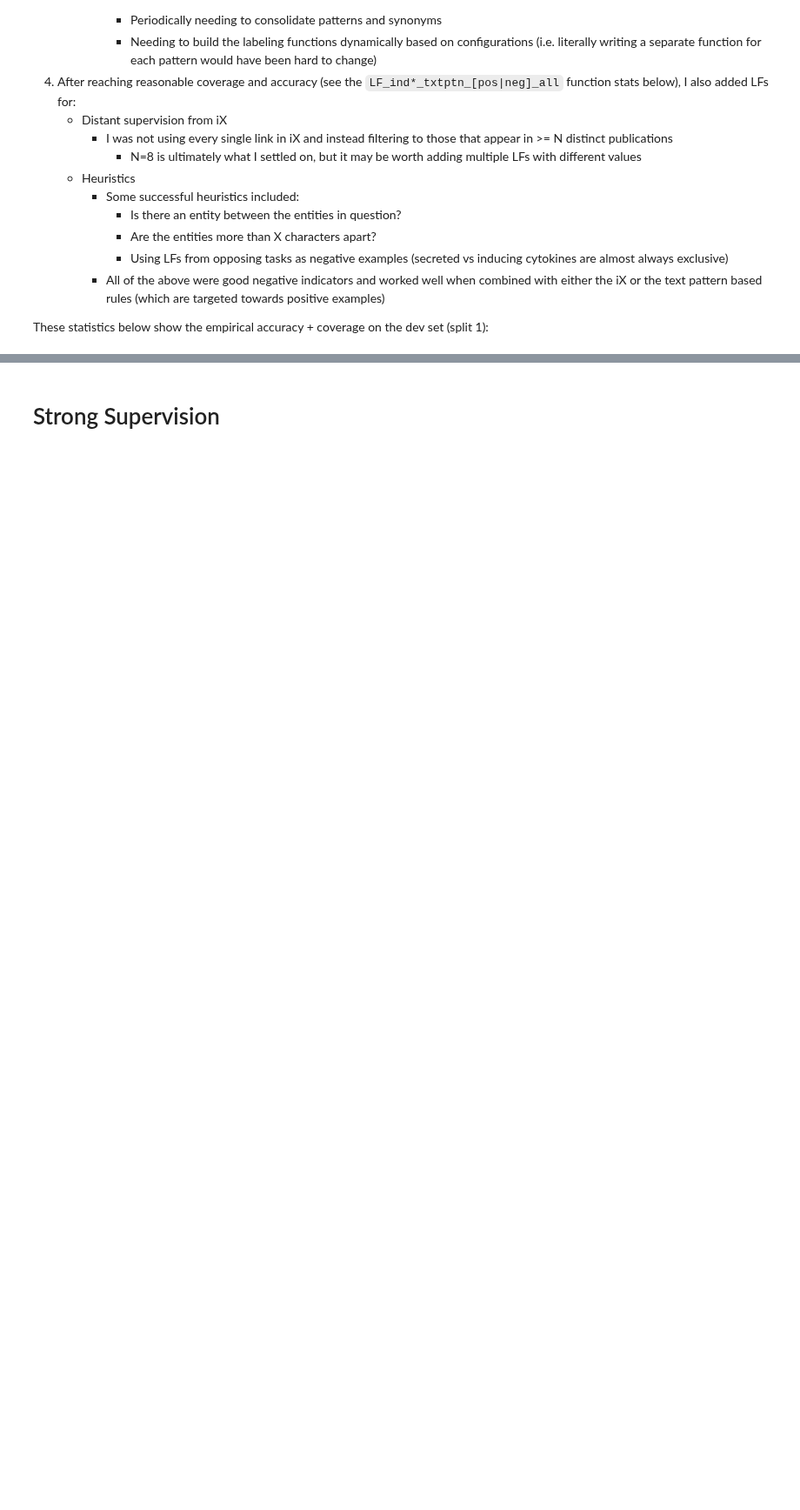
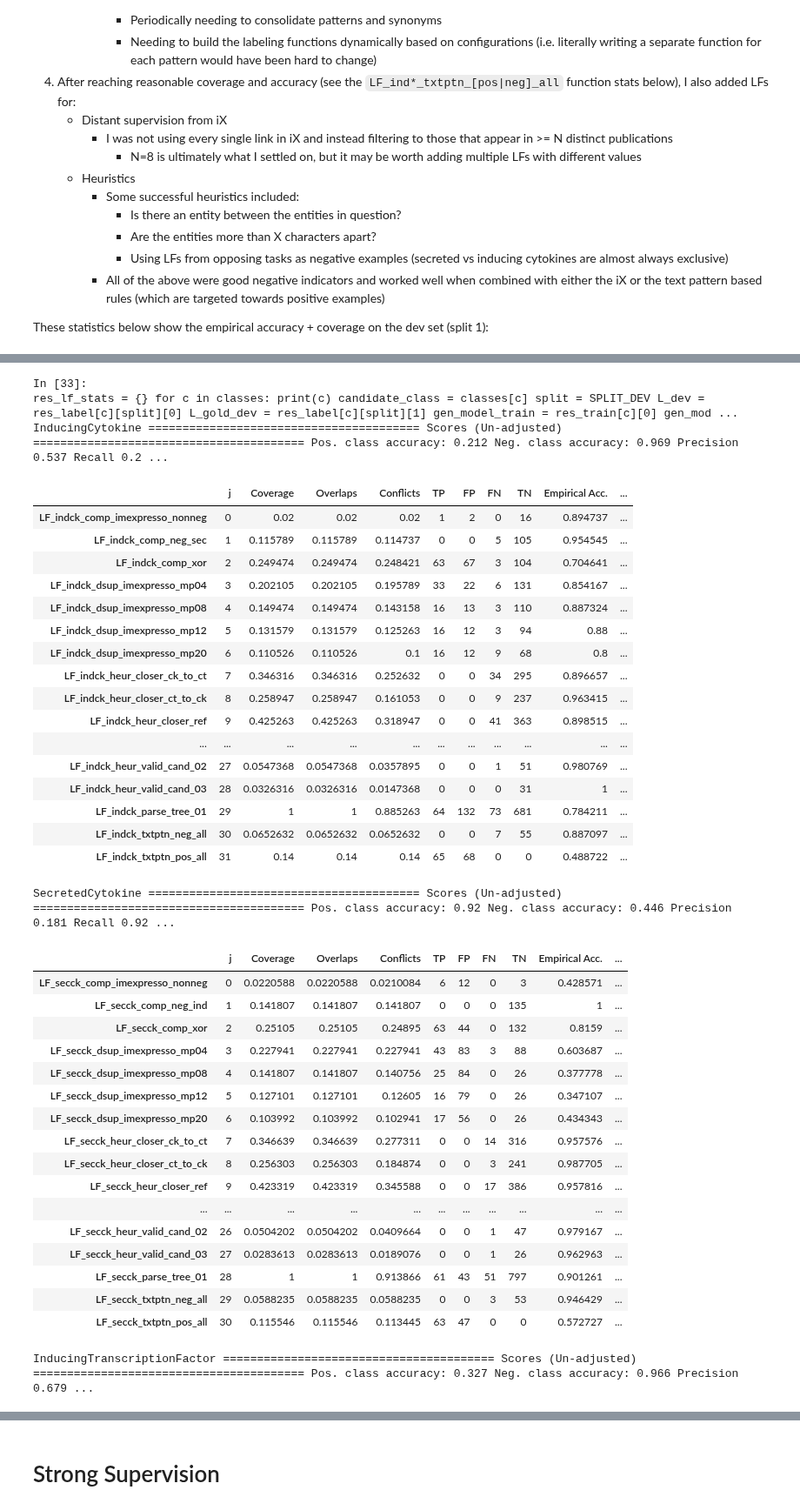
Before and after one commit to hammerlab/t-cell-relation-extraction, a Jupyter notebook: results/summary.ipynb, the cells around one changed output, grey strips where cells are left out. Shown at 87% size. Drawn from its saved outputs; the diff is of its cells as text; code cells hidden in the pictures; blank space fills up the shorter version.

```diff
--- a/results/summary.ipynb
+++ b/results/summary.ipynb
@@ -454,0 +522,42 @@ Stats InducingTranscriptionFactor (split 1):
+# %%
+show_cell(NB_TRAIN_MARGINALS, 'gmstats')
+# %% [output]
+In [33]:
+res_lf_stats = {} for c in classes: print(c) candidate_class = classes[c] split = SPLIT_DEV L_dev = res_label[c][split][0] L_gold_dev = res_label[c][split][1] gen_model_train = res_train[c][0] gen_mod ...
+InducingCytokine ======================================== Scores (Un-adjusted) ======================================== Pos. class accuracy: 0.212 Neg. class accuracy: 0.969 Precision 0.537 Recall 0.2 ...
+|  | j | Coverage | Overlaps | Conflicts | TP | FP | FN | TN | Empirical Acc. | ... |
+| LF_indck_comp_imexpresso_nonneg | 0 | 0.02 | 0.02 | 0.02 | 1 | 2 | 0 | 16 | 0.894737 | ... |
+| LF_indck_comp_neg_sec | 1 | 0.115789 | 0.115789 | 0.114737 | 0 | 0 | 5 | 105 | 0.954545 | ... |
+| LF_indck_comp_xor | 2 | 0.249474 | 0.249474 | 0.248421 | 63 | 67 | 3 | 104 | 0.704641 | ... |
+| LF_indck_dsup_imexpresso_mp04 | 3 | 0.202105 | 0.202105 | 0.195789 | 33 | 22 | 6 | 131 | 0.854167 | ... |
+| LF_indck_dsup_imexpresso_mp08 | 4 | 0.149474 | 0.149474 | 0.143158 | 16 | 13 | 3 | 110 | 0.887324 | ... |
+| LF_indck_dsup_imexpresso_mp12 | 5 | 0.131579 | 0.131579 | 0.125263 | 16 | 12 | 3 | 94 | 0.88 | ... |
+| LF_indck_dsup_imexpresso_mp20 | 6 | 0.110526 | 0.110526 | 0.1 | 16 | 12 | 9 | 68 | 0.8 | ... |
+| LF_indck_heur_closer_ck_to_ct | 7 | 0.346316 | 0.346316 | 0.252632 | 0 | 0 | 34 | 295 | 0.896657 | ... |
+| LF_indck_heur_closer_ct_to_ck | 8 | 0.258947 | 0.258947 | 0.161053 | 0 | 0 | 9 | 237 | 0.963415 | ... |
+| LF_indck_heur_closer_ref | 9 | 0.425263 | 0.425263 | 0.318947 | 0 | 0 | 41 | 363 | 0.898515 | ... |
+| ... | ... | ... | ... | ... | ... | ... | ... | ... | ... | ... |
+| LF_indck_heur_valid_cand_02 | 27 | 0.0547368 | 0.0547368 | 0.0357895 | 0 | 0 | 1 | 51 | 0.980769 | ... |
+| LF_indck_heur_valid_cand_03 | 28 | 0.0326316 | 0.0326316 | 0.0147368 | 0 | 0 | 0 | 31 | 1 | ... |
+| LF_indck_parse_tree_01 | 29 | 1 | 1 | 0.885263 | 64 | 132 | 73 | 681 | 0.784211 | ... |
+| LF_indck_txtptn_neg_all | 30 | 0.0652632 | 0.0652632 | 0.0652632 | 0 | 0 | 7 | 55 | 0.887097 | ... |
+| LF_indck_txtptn_pos_all | 31 | 0.14 | 0.14 | 0.14 | 65 | 68 | 0 | 0 | 0.488722 | ... |
+SecretedCytokine ======================================== Scores (Un-adjusted) ======================================== Pos. class accuracy: 0.92 Neg. class accuracy: 0.446 Precision 0.181 Recall 0.92 ...
+|  | j | Coverage | Overlaps | Conflicts | TP | FP | FN | TN | Empirical Acc. | ... |
+| LF_secck_comp_imexpresso_nonneg | 0 | 0.0220588 | 0.0220588 | 0.0210084 | 6 | 12 | 0 | 3 | 0.428571 | ... |
+| LF_secck_comp_neg_ind | 1 | 0.141807 | 0.141807 | 0.141807 | 0 | 0 | 0 | 135 | 1 | ... |
+| LF_secck_comp_xor | 2 | 0.25105 | 0.25105 | 0.24895 | 63 | 44 | 0 | 132 | 0.8159 | ... |
+| LF_secck_dsup_imexpresso_mp04 | 3 | 0.227941 | 0.227941 | 0.227941 | 43 | 83 | 3 | 88 | 0.603687 | ... |
+| LF_secck_dsup_imexpresso_mp08 | 4 | 0.141807 | 0.141807 | 0.140756 | 25 | 84 | 0 | 26 | 0.377778 | ... |
+| LF_secck_dsup_imexpresso_mp12 | 5 | 0.127101 | 0.127101 | 0.12605 | 16 | 79 | 0 | 26 | 0.347107 | ... |
+| LF_secck_dsup_imexpresso_mp20 | 6 | 0.103992 | 0.103992 | 0.102941 | 17 | 56 | 0 | 26 | 0.434343 | ... |
+| LF_secck_heur_closer_ck_to_ct | 7 | 0.346639 | 0.346639 | 0.277311 | 0 | 0 | 14 | 316 | 0.957576 | ... |
+| LF_secck_heur_closer_ct_to_ck | 8 | 0.256303 | 0.256303 | 0.184874 | 0 | 0 | 3 | 241 | 0.987705 | ... |
+| LF_secck_heur_closer_ref | 9 | 0.423319 | 0.423319 | 0.345588 | 0 | 0 | 17 | 386 | 0.957816 | ... |
+| ... | ... | ... | ... | ... | ... | ... | ... | ... | ... | ... |
+| LF_secck_heur_valid_cand_02 | 26 | 0.0504202 | 0.0504202 | 0.0409664 | 0 | 0 | 1 | 47 | 0.979167 | ... |
+| LF_secck_heur_valid_cand_03 | 27 | 0.0283613 | 0.0283613 | 0.0189076 | 0 | 0 | 1 | 26 | 0.962963 | ... |
+| LF_secck_parse_tree_01 | 28 | 1 | 1 | 0.913866 | 61 | 43 | 51 | 797 | 0.901261 | ... |
+| LF_secck_txtptn_neg_all | 29 | 0.0588235 | 0.0588235 | 0.0588235 | 0 | 0 | 3 | 53 | 0.946429 | ... |
+| LF_secck_txtptn_pos_all | 30 | 0.115546 | 0.115546 | 0.113445 | 63 | 47 | 0 | 0 | 0.572727 | ... |
+InducingTranscriptionFactor ======================================== Scores (Un-adjusted) ======================================== Pos. class accuracy: 0.327 Neg. class accuracy: 0.966 Precision 0.679 ...
```
Also changed, not shown: parts of 7 cells of this notebook, 2 other files.
